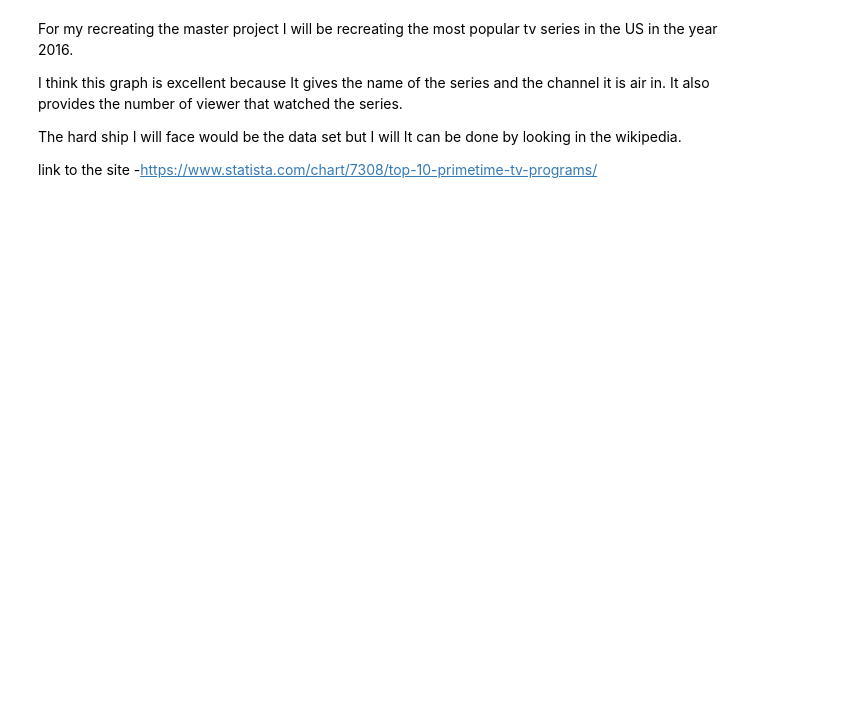
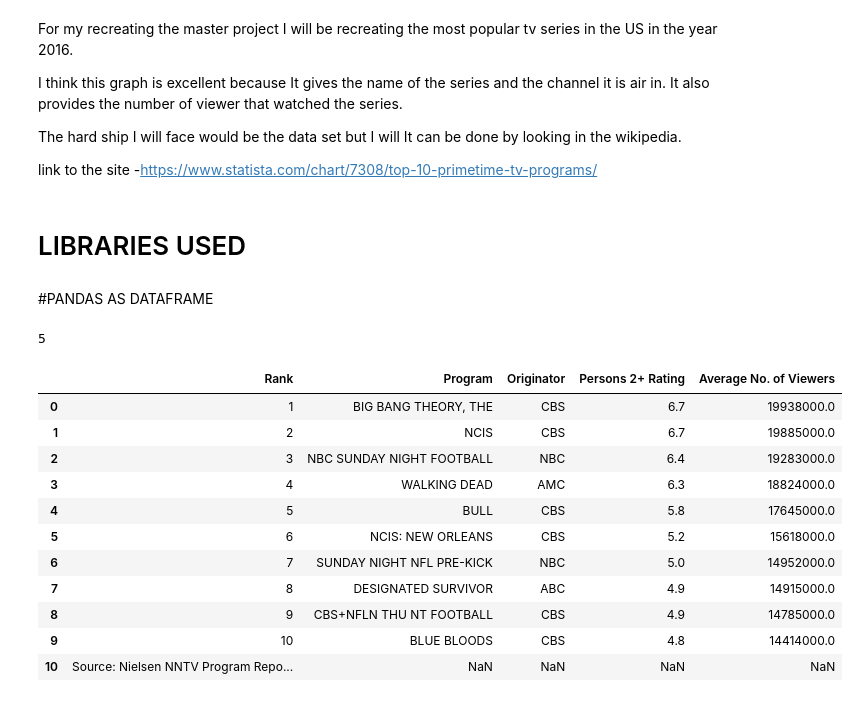
Before and after one commit to SagarSitaula1/Data-Visual, a Jupyter notebook: Master.ipynb, the cells around one changed output. Saved outputs shown, nothing was run; the diff lists cells and outputs as text; code cells hidden in the pictures; blank space fills up the shorter version.

```diff
--- a/Master.ipynb
+++ b/Master.ipynb
@@ -15,3 +19,5 @@ The hard ship I will face would be the data set but I will It can be done by loo
 
 link to the site
 -https://www.statista.com/chart/7308/top-10-primetime-tv-programs/
+# %% [markdown]
+# LIBRARIES USED
@@ -17,0 +34,27 @@ link to the site
+# %% [markdown]
+#PANDAS AS DATAFRAME
+# %%
+r = requests.get('https://www.nielsen.com/us/en/insights/article/2016/tops-of-2016-tv/')
+html_contents = r.text
+html_soup = BeautifulSoup(html_contents,"lxml")
+len(html_soup.find_all('table'))
+# %% [output]
+5
+# %%
+tables = html_soup.find_all('table')
+
+df = pa.read_html(str(tables))[1]
+df
+# %% [output]
+|  | Rank | Program | Originator | Persons 2+ Rating | Average No. of Viewers |
+| 0 | 1 | BIG BANG THEORY, THE | CBS | 6.7 | 19938000.0 |
+| 1 | 2 | NCIS | CBS | 6.7 | 19885000.0 |
+| 2 | 3 | NBC SUNDAY NIGHT FOOTBALL | NBC | 6.4 | 19283000.0 |
+| 3 | 4 | WALKING DEAD | AMC | 6.3 | 18824000.0 |
+| 4 | 5 | BULL | CBS | 5.8 | 17645000.0 |
+| 5 | 6 | NCIS: NEW ORLEANS | CBS | 5.2 | 15618000.0 |
+| 6 | 7 | SUNDAY NIGHT NFL PRE-KICK | NBC | 5.0 | 14952000.0 |
+| 7 | 8 | DESIGNATED SURVIVOR | ABC | 4.9 | 14915000.0 |
+| 8 | 9 | CBS+NFLN THU NT FOOTBALL | CBS | 4.9 | 14785000.0 |
+| 9 | 10 | BLUE BLOODS | CBS | 4.8 | 14414000.0 |
+| 10 | Source: Nielsen NNTV Program Repo... | NaN | NaN | NaN | NaN |
```
Also changed, not shown: parts of 7 cells of this notebook.
